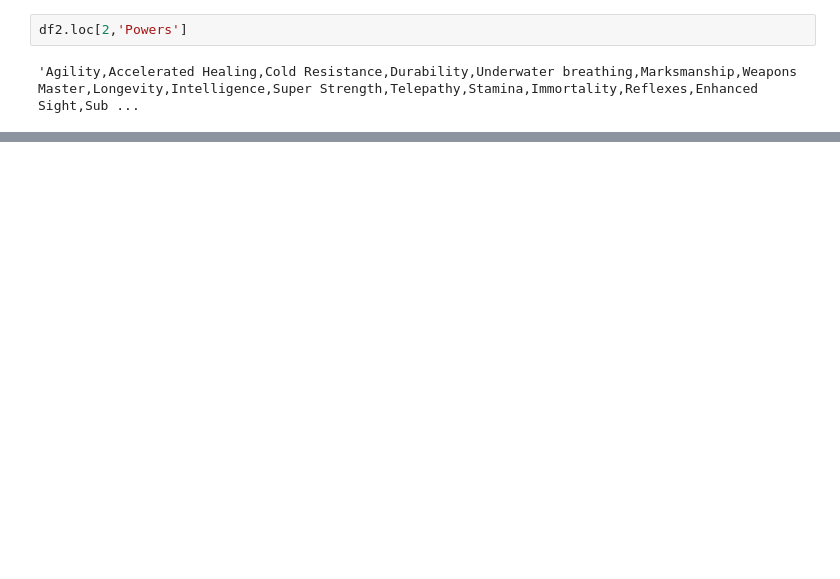
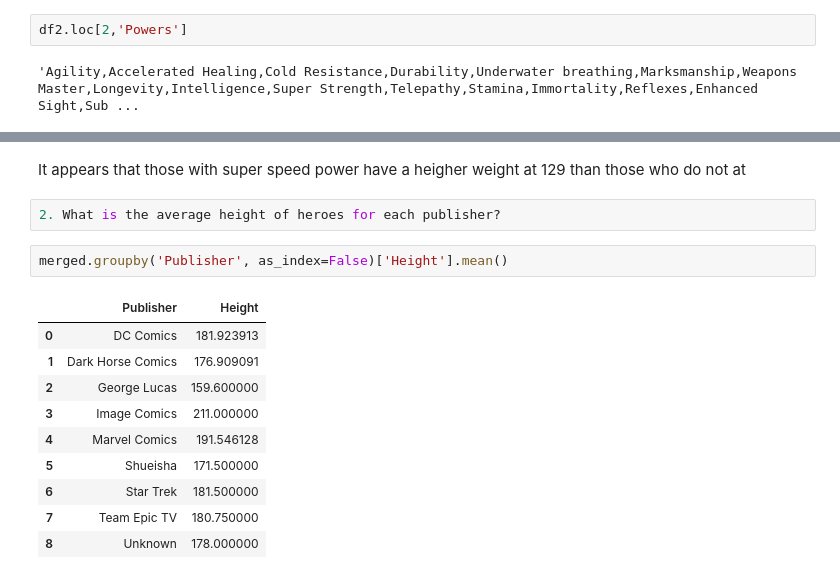
Before and after one commit to anjalixprakash/applying_advanced_tranformations, a Jupyter notebook: Advanced Transformations.ipynb, the cells around one changed output, grey strips where cells are left out. Drawn from its saved outputs; the diff is of its cells as text; blank space fills up the shorter version.

```diff
--- a/Advanced Transformations.ipynb
+++ b/Advanced Transformations.ipynb
@@ -167,0 +256,17 @@ JSONDecodeError: Expecting value: line 1 column 1 (char 0)
+# %% [markdown]
+It appears that those with super speed power have a heigher weight at 129 than those who do not at
+# %%
+2. What is the average height of heroes for each publisher?
+# %%
+merged.groupby('Publisher', as_index=False)['Height'].mean()
+# %% [output]
+|  | Publisher | Height |
+| 0 | DC Comics | 181.923913 |
+| 1 | Dark Horse Comics | 176.909091 |
+| 2 | George Lucas | 159.600000 |
+| 3 | Image Comics | 211.000000 |
+| 4 | Marvel Comics | 191.546128 |
+| 5 | Shueisha | 171.500000 |
+| 6 | Star Trek | 181.500000 |
+| 7 | Team Epic TV | 180.750000 |
+| 8 | Unknown | 178.000000 |
```
Also changed, not shown: parts of 14 cells of this notebook, 1 other file.
